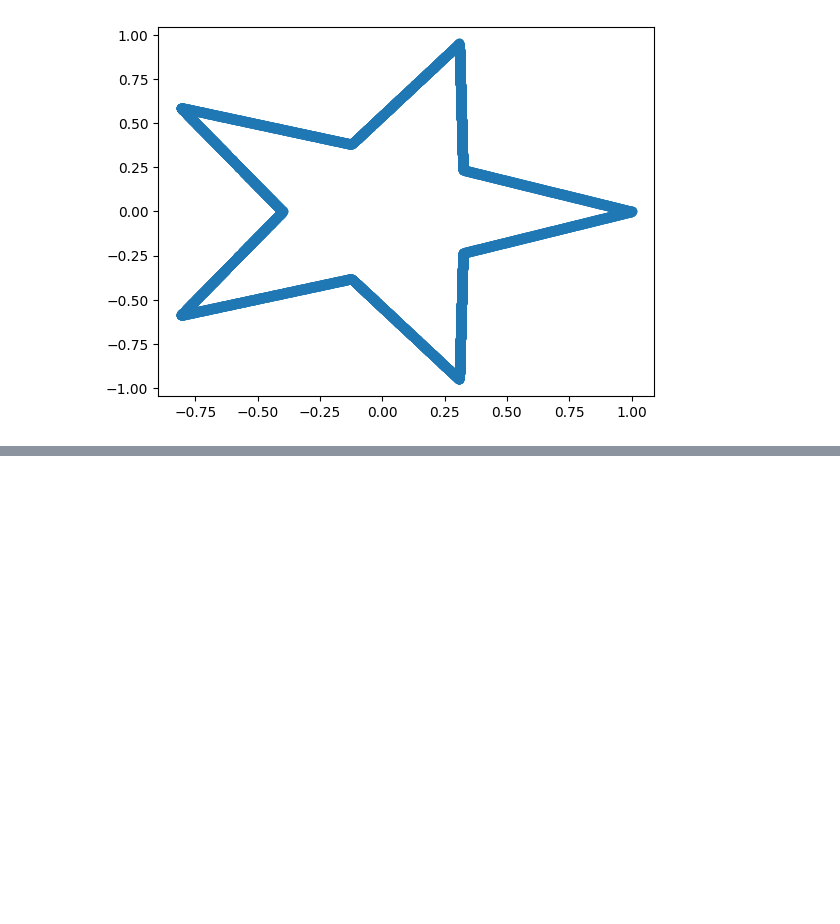
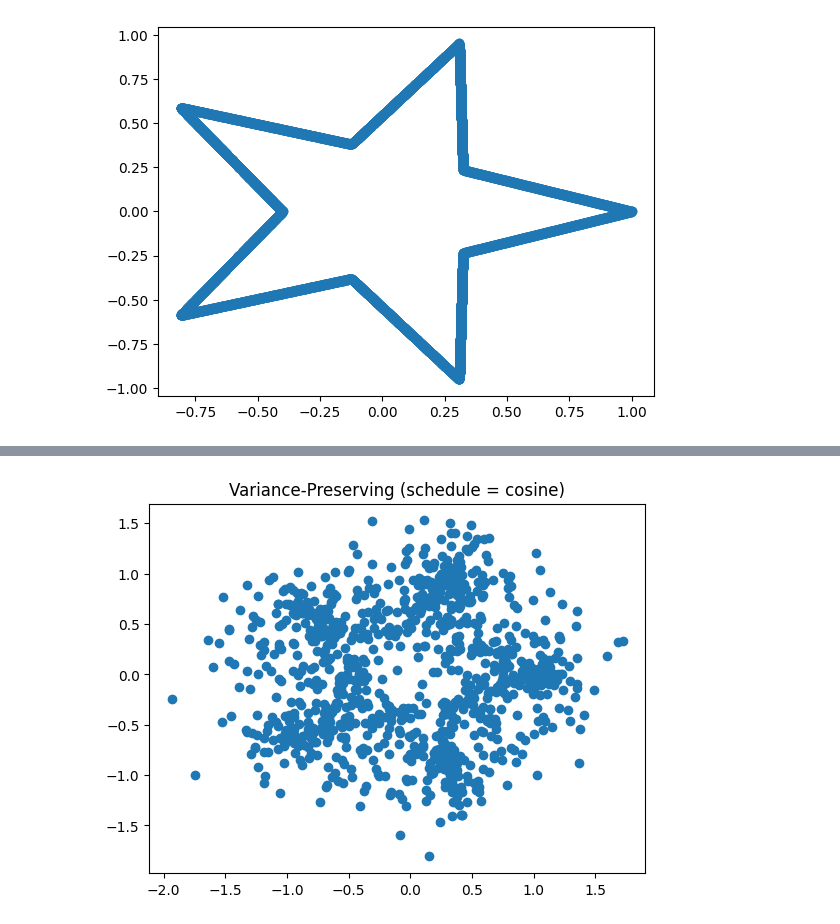
Before and after one commit to YulShav/Computer-Vision, a Jupyter notebook: CV_HW3.ipynb, the cells around one changed output, grey strips where cells are left out. Cells and saved outputs as stored; diff of their text form; code cells hidden in the pictures; blank space fills up the shorter version.

```diff
--- a/CV_HW3.ipynb
+++ b/CV_HW3.ipynb
@@ -195,0 +364,8 @@ plt.show()
+# %%
+config_cos = Config()
+config_cos.schedule = 'cosine'
+
+trainer_cos = VPTrainer(config_cos)
+trainer_cos.run()
+
+samples_cos = sample_vp(trainer_cos.model, trainer_cos.config, 1000)
@@ -195,0 +393,6 @@ plt.show()
+# %%
+plt.scatter(samples_cos[:, 0], samples_cos[:, 1])
+plt.title("Variance-Preserving (schedule = cosine)")
+plt.show()
+# %% [output]
+[figure, added]
```
Also changed, not shown: parts of 21 cells of this notebook.
